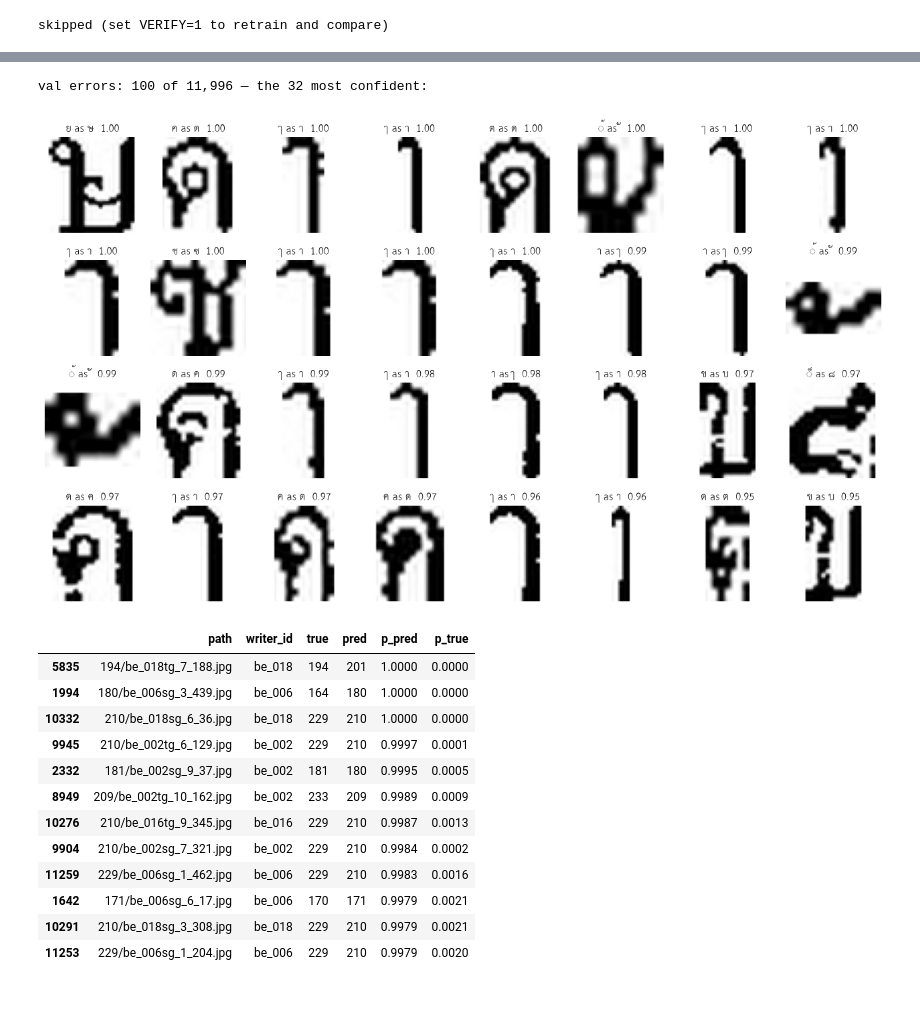
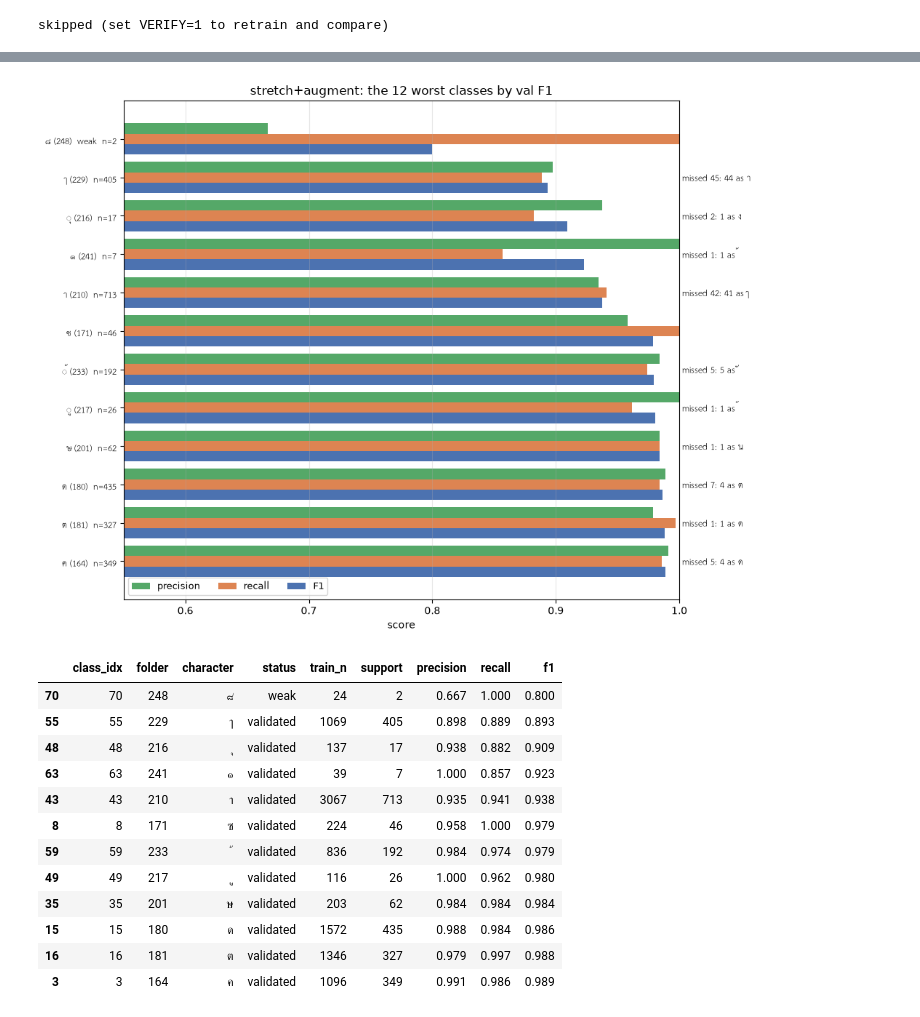
Before and after one commit to lemasc/thai-char-cnn, a Jupyter notebook: notebooks/04_train.ipynb, the cells around one changed output, grey strips where cells are left out. Cells and saved outputs as stored; diff of their text form; code cells hidden in the pictures.

Commit message:
feat: add figures for best model

```diff
--- a/notebooks/04_train.ipynb
+++ b/notebooks/04_train.ipynb
@@ -413,33 +418,42 @@ tc[["true", "predicted", "count", "share_of_true", "reverse_count"]].round(3)
 # %%
-N_ERR = 32
-err = preds[preds.true_idx != preds.pred_idx].sort_values("p_pred", ascending=False).head(N_ERR)
-print(f"val errors: {int((preds.true_idx != preds.pred_idx).sum()):,} of {len(preds):,} — the {len(err)} most confident:")
-cols = 8
-fig, ax = plt.subplots(int(np.ceil(len(err) / cols)), cols, figsize=(1.6 * cols, 1.9 * np.ceil(len(err) / cols)),
-                       squeeze=False)
-for a in ax.ravel():
-    a.axis("off")
-for a, r in zip(ax.ravel(), err.itertuples(), strict=False):
-    with Image.open(RAW / r.path) as im:
-        a.imshow(letterbox(im.convert("L"), 48), cmap="gray", vmin=0, vmax=255)
-    a.set_title(f"{ch.character[r.true_idx]} as {ch.character[r.pred_idx]}  {r.p_pred:.2f}", fontproperties=THAI)
+N_WORST = 12
+worst = shown.head(N_WORST).iloc[::-1]  # worst at the top of a horizontal chart
+y = np.arange(len(worst))
+h = 0.27
+fig, ax = plt.subplots(figsize=(10, 0.55 * len(worst) + 1.2))
+for k, (col, colour) in enumerate([("precision", "#55A868"), ("recall", "#DD8452"), ("f1", "#4C72B0")]):
+    ax.barh(y + (1 - k) * h, worst[col], h, color=colour, label=col if col != "f1" else "F1")
+ax.set_yticks(y)
+ax.set_yticklabels([f"{label(i)}{'  weak' if s == 'weak' else ''}  n={n}"
+                    for i, s, n in zip(worst.class_idx, worst.status, worst.support, strict=True)], fontproperties=THAI_SM)
+x0 = max(0.0, np.floor(worst[["precision", "recall", "f1"]].min().min() * 10) / 10 - 0.05)
+ax.set_xlim(x0, 1.0)
+for yi, i in zip(y, worst.class_idx, strict=True):
+    row = cm[i].copy()
+    row[i] = 0
+    if row.sum():
+        j = int(row.argmax())
+        ax.text(1.005, yi, f"missed {row.sum()}: {row[j]} as {ch.character[j]}", va="center",
+                fontproperties=THAI_SM, transform=ax.get_yaxis_transform())
+ax.set(title=f"{FOCUS}: the {N_WORST} worst classes by val F1", xlabel="score")
+ax.legend(loc="lower left", ncol=3, fontsize=9)
+ax.grid(axis="x", alpha=0.3)
 plt.tight_layout()
-plt.show()
-err.assign(true=err.true_idx.map(ch.folder), pred=err.pred_idx.map(ch.folder))[
-    ["path", "writer_id", "true", "pred", "p_pred", "p_true"]].head(12)
+save(fig, "worst_classes")
+
+shown.head(N_WORST)[["class_idx", "folder", "character", "status", "train_n", "support", "precision", "recall", "f1"]].round(3)
 # %% [output]
-val errors: 100 of 11,996 — the 32 most confident:
-[figure, old version]
+[figure, new version]
-|  | path | writer_id | true | pred | p_pred | p_true |
-| 5835 | 194/be_018tg_7_188.jpg | be_018 | 194 | 201 | 1.0000 | 0.0000 |
-| 1994 | 180/be_006sg_3_439.jpg | be_006 | 164 | 180 | 1.0000 | 0.0000 |
-| 10332 | 210/be_018sg_6_36.jpg | be_018 | 229 | 210 | 1.0000 | 0.0000 |
-| 9945 | 210/be_002tg_6_129.jpg | be_002 | 229 | 210 | 0.9997 | 0.0001 |
-| 2332 | 181/be_002sg_9_37.jpg | be_002 | 181 | 180 | 0.9995 | 0.0005 |
-| 8949 | 209/be_002tg_10_162.jpg | be_002 | 233 | 209 | 0.9989 | 0.0009 |
-| 10276 | 210/be_016tg_9_345.jpg | be_016 | 229 | 210 | 0.9987 | 0.0013 |
-| 9904 | 210/be_002sg_7_321.jpg | be_002 | 229 | 210 | 0.9984 | 0.0002 |
-| 11259 | 229/be_006sg_1_462.jpg | be_006 | 229 | 210 | 0.9983 | 0.0016 |
-| 1642 | 171/be_006sg_6_17.jpg | be_006 | 170 | 171 | 0.9979 | 0.0021 |
-| 10291 | 210/be_018sg_3_308.jpg | be_018 | 229 | 210 | 0.9979 | 0.0021 |
-| 11253 | 229/be_006sg_1_204.jpg | be_006 | 229 | 210 | 0.9979 | 0.0020 |
+|  | class_idx | folder | character | status | train_n | support | precision | recall | f1 |
+| 70 | 70 | 248 | ๘ | weak | 24 | 2 | 0.667 | 1.000 | 0.800 |
+| 55 | 55 | 229 | ๅ | validated | 1069 | 405 | 0.898 | 0.889 | 0.893 |
+| 48 | 48 | 216 | ุ | validated | 137 | 17 | 0.938 | 0.882 | 0.909 |
+| 63 | 63 | 241 | ๑ | validated | 39 | 7 | 1.000 | 0.857 | 0.923 |
+| 43 | 43 | 210 | า | validated | 3067 | 713 | 0.935 | 0.941 | 0.938 |
+| 8 | 8 | 171 | ซ | validated | 224 | 46 | 0.958 | 1.000 | 0.979 |
+| 59 | 59 | 233 | ้ | validated | 836 | 192 | 0.984 | 0.974 | 0.979 |
+| 49 | 49 | 217 | ู | validated | 116 | 26 | 1.000 | 0.962 | 0.980 |
+| 35 | 35 | 201 | ษ | validated | 203 | 62 | 0.984 | 0.984 | 0.984 |
+| 15 | 15 | 180 | ด | validated | 1572 | 435 | 0.988 | 0.984 | 0.986 |
+| 16 | 16 | 181 | ต | validated | 1346 | 327 | 0.979 | 0.997 | 0.988 |
+| 3 | 3 | 164 | ค | validated | 1096 | 349 | 0.991 | 0.986 | 0.989 |
```
Also changed, not shown: parts of 13 cells of this notebook, 8 other files.
